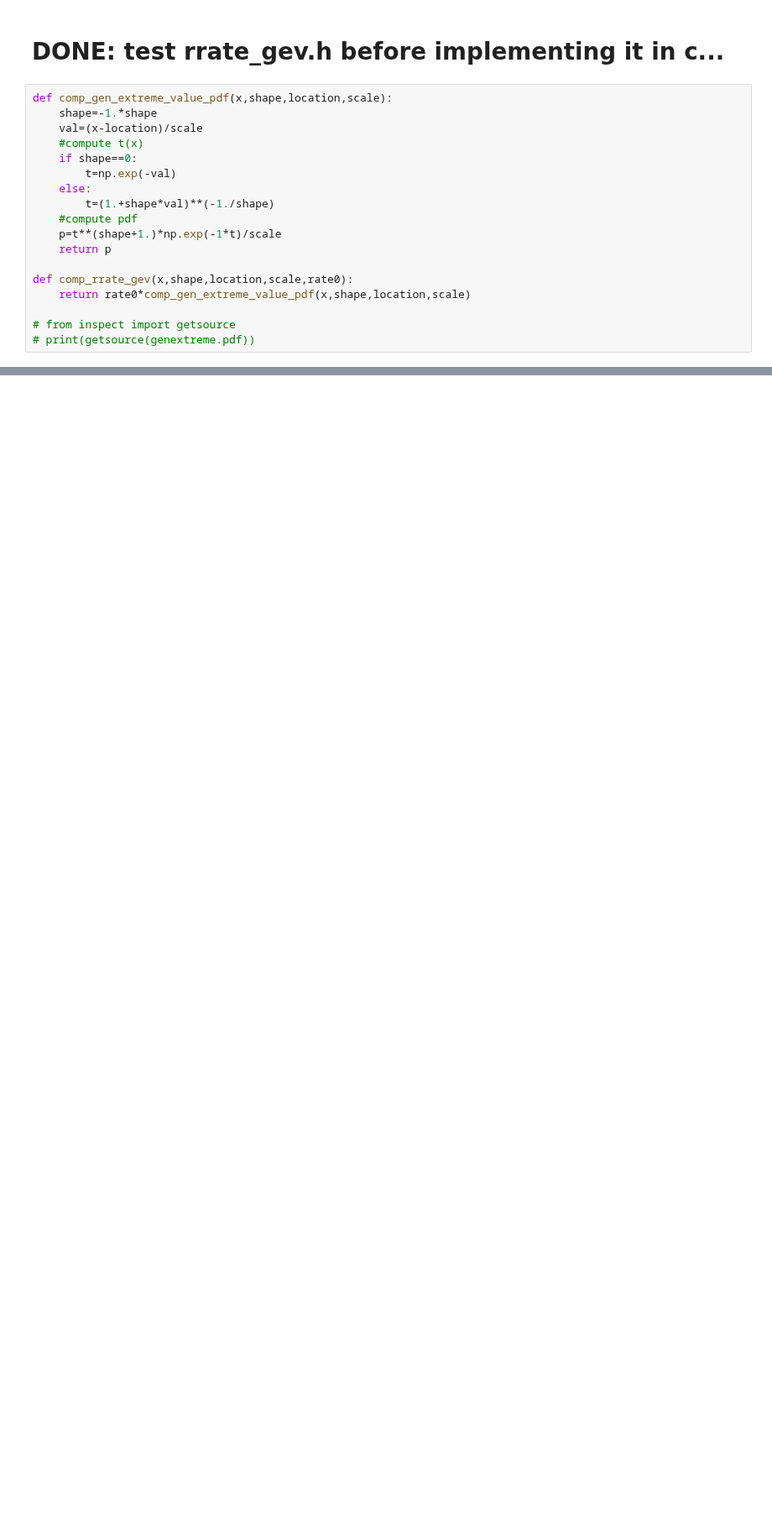
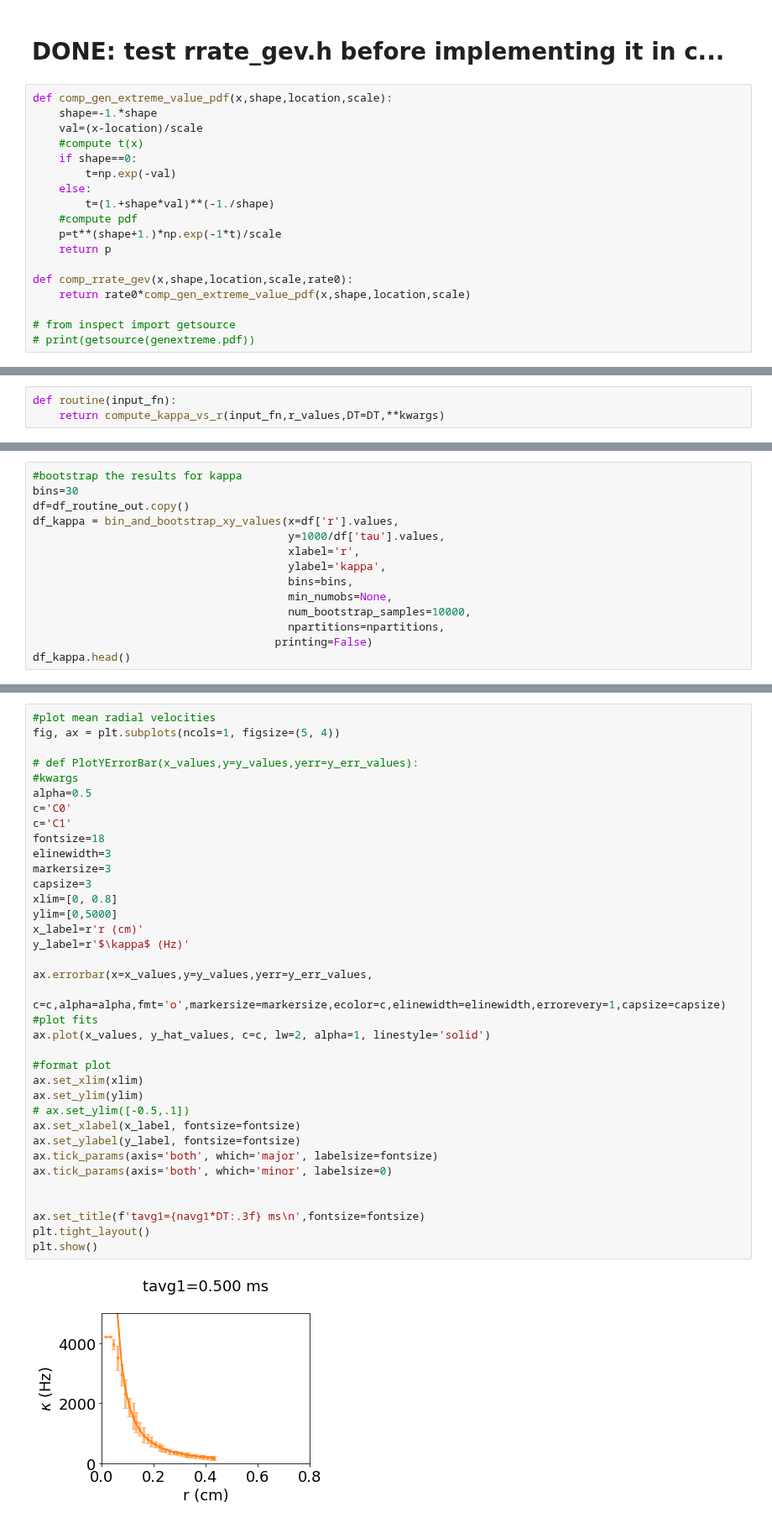
Before and after one commit to timtyree/care, a Jupyter notebook: notebooks/Computing reaction ranges of spiral tips .ipynb, the cells around one changed output, grey strips where cells are left out. Shown at 84% size. Saved outputs shown, nothing was run; the diff lists cells and outputs as text; blank space fills up the shorter version.

```diff
--- a/notebooks/Computing reaction ranges of spiral tips .ipynb
+++ b/notebooks/Computing reaction ranges of spiral tips .ipynb
@@ -2000,0 +1892,3 @@ NameError: name 'PlotRangesBD' is not defined
+# %%
+def routine(input_fn):
+    return compute_kappa_vs_r(input_fn,r_values,DT=DT,**kwargs)
@@ -2000,0 +2065,14 @@ NameError: name 'PlotRangesBD' is not defined
+# %%
+#bootstrap the results for kappa
+bins=30
+df=df_routine_out.copy()
+df_kappa = bin_and_bootstrap_xy_values(x=df['r'].values,
+                                       y=1000/df['tau'].values,
+                                       xlabel='r',
+                                       ylabel='kappa',
+                                       bins=bins,
+                                       min_numobs=None,
+                                       num_bootstrap_samples=10000,
+                                       npartitions=npartitions,
+                                     printing=False)
+df_kappa.head()
@@ -2000,0 +2124,38 @@ NameError: name 'PlotRangesBD' is not defined
+# %%
+#plot mean radial velocities
+fig, ax = plt.subplots(ncols=1, figsize=(5, 4))
+
+# def PlotYErrorBar(x_values,y=y_values,yerr=y_err_values):
+#kwargs
+alpha=0.5
+c='C0'
+c='C1'
+fontsize=18
+elinewidth=3
+markersize=3
+capsize=3
+xlim=[0, 0.8]
+ylim=[0,5000]
+x_label=r'r (cm)'
+y_label=r'$\kappa$ (Hz)'
+
+ax.errorbar(x=x_values,y=y_values,yerr=y_err_values,
+                c=c,alpha=alpha,fmt='o',markersize=markersize,ecolor=c,elinewidth=elinewidth,errorevery=1,capsize=capsize)
+#plot fits
+ax.plot(x_values, y_hat_values, c=c, lw=2, alpha=1, linestyle='solid')
+
+#format plot
+ax.set_xlim(xlim)
+ax.set_ylim(ylim)
+# ax.set_ylim([-0.5,.1])
+ax.set_xlabel(x_label, fontsize=fontsize)
+ax.set_ylabel(y_label, fontsize=fontsize)
+ax.tick_params(axis='both', which='major', labelsize=fontsize)
+ax.tick_params(axis='both', which='minor', labelsize=0)
+
+
+ax.set_title(f'tavg1={navg1*DT:.3f} ms\n',fontsize=fontsize)
+plt.tight_layout()
+plt.show()
+# %% [output]
+[figure, added]
```
Also changed, not shown: parts of 145 cells of this notebook, 3 other files.
